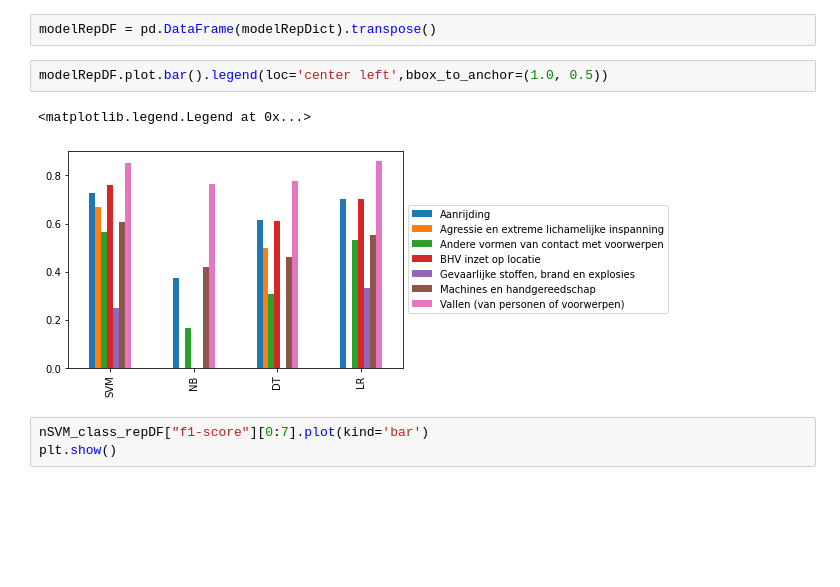
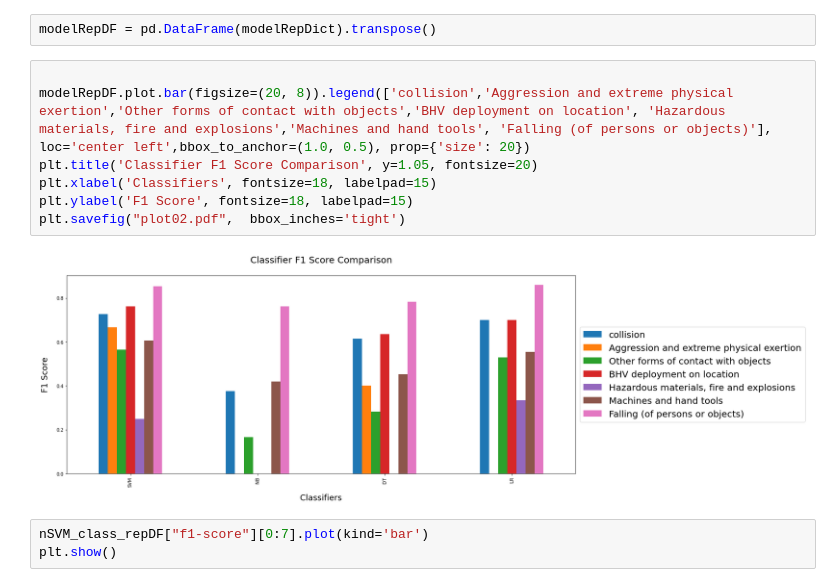
Before and after one commit to bryonie/Multi-Class-Text-Classification, a Jupyter notebook: Fix_Gridcearch.ipynb, the cells around one changed output. Drawn from its saved outputs; the diff is of its cells as text; blank space fills up the shorter version.

```diff
--- a/Fix_Gridcearch.ipynb
+++ b/Fix_Gridcearch.ipynb
@@ -647,11 +665,15 @@ modelRepDict = {
 }
 # %%
 modelRepDF = pd.DataFrame(modelRepDict).transpose()
-# %%
-modelRepDF.plot.bar().legend(loc='center left',bbox_to_anchor=(1.0, 0.5))
-# %% [output]
-<matplotlib.legend.Legend at 0x...>
-[figure, removed]
+# %%
+
+modelRepDF.plot.bar(figsize=(20, 8)).legend(['collision','Aggression and extreme physical exertion','Other forms of contact with objects','BHV deployment on location', 'Hazardous materials, fire and explosions','Machines and hand tools', 'Falling (of persons or objects)'], loc='center left',bbox_to_anchor=(1.0, 0.5), prop={'size': 20})
+plt.title('Classifier F1 Score Comparison', y=1.05, fontsize=20)
+plt.xlabel('Classifiers', fontsize=18, labelpad=15)
+plt.ylabel('F1 Score', fontsize=18, labelpad=15)
+plt.savefig("plot02.pdf",  bbox_inches='tight')
+# %% [output]
+[figure, added]
 # %%
 nSVM_class_repDF["f1-score"][0:7].plot(kind='bar')
 plt.show()
```
Also changed, not shown: parts of 5 cells of this notebook, 2 other files.
